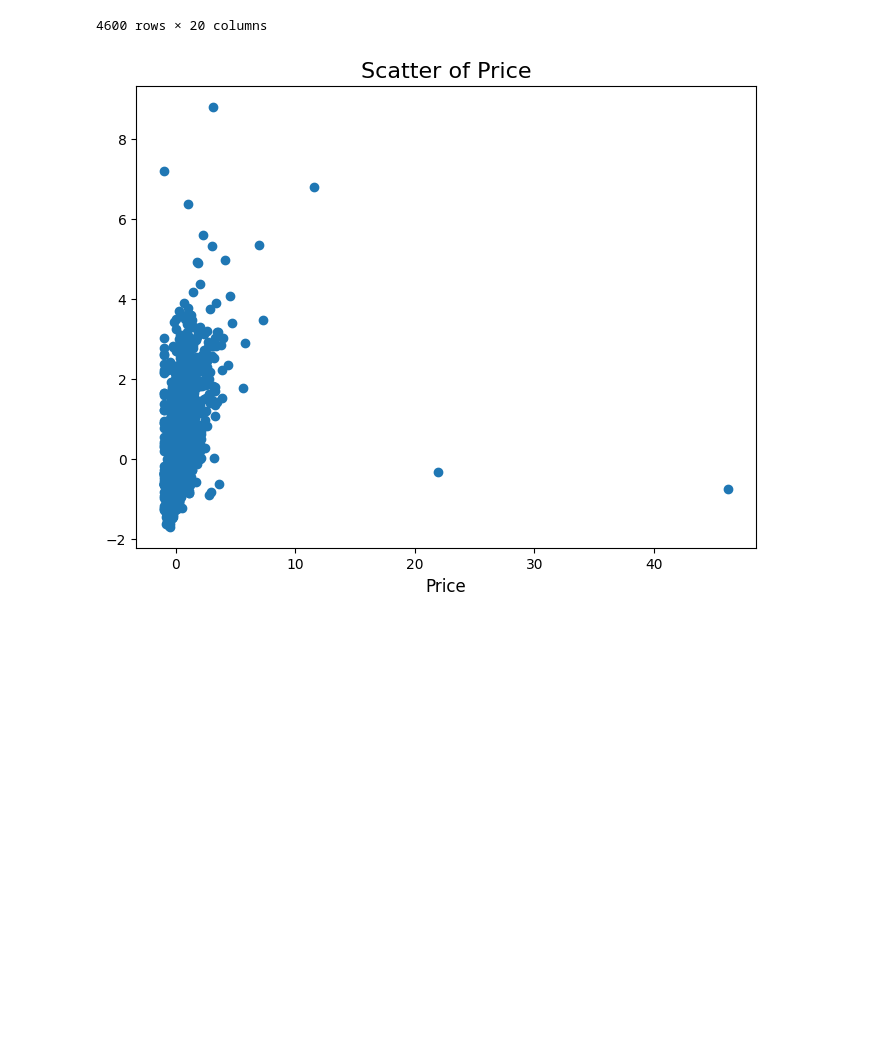
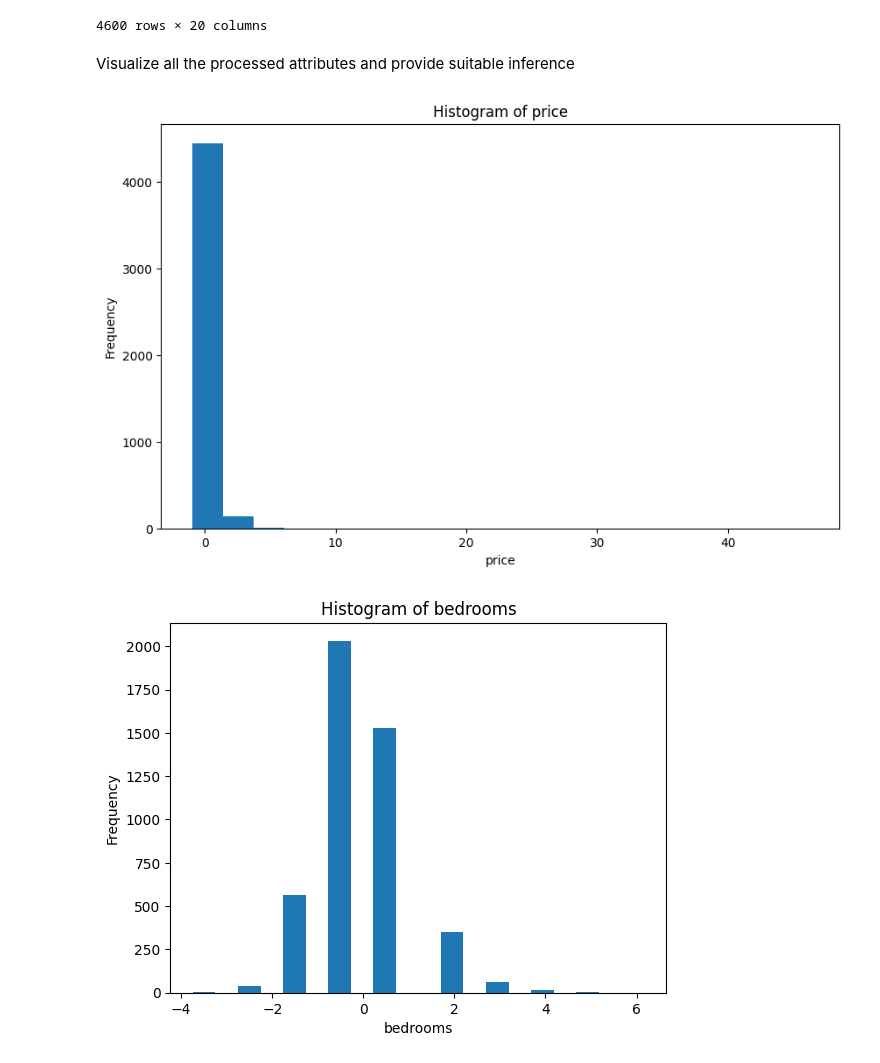
Before and after one commit to marcus2348532/2348532_AML, a Jupyter notebook: 2348532_AML.ipynb, the cells around one changed output. Drawn from its saved outputs; the diff is of its cells as text; code cells hidden in the pictures; blank space fills up the shorter version.

```diff
--- a/2348532_AML.ipynb
+++ b/2348532_AML.ipynb
@@ -124,21 +124,7 @@ plt.xticks(rotation=45)
 plt.show()
 # %% [output]
 [figure]
-# %%
-import pandas as pd
-
-# Assuming you have a DataFrame named 'df' with the 'sqft_above' attribute
-
-# Calculate the mean of 'sqft_above'
-mean_sqft_above = df['sqft_above'].mean()
-
-# Define the bin edges using the mean
-bin_edges = [mean_sqft_above - 500, mean_sqft_above - 250, mean_sqft_above, mean_sqft_above + 250, mean_sqft_above + 500]
-
-# Define bin labels
-bin_labels = ['Relatively Small House', 'Small House', 'Big House', 'V.Big House']
-
-
-df['sqft_above_bin'] = pd.cut(df['sqft_above'], bins=bin_edges, labels=bin_labels, include_lowest=True)
-
-# Now, df['sqft_above_bins'] contains the categorical values representing the bins based on mean values
+# %%
+
+df['SqftAboveBins'] = pd.qcut(df['sqft_above'], q=5, labels=False)
+df
@@ -183,12 +185,16 @@ df
 | 4598 | 10-07-2014 0:00 | -0.618268 | 0.659291 | -0.205201 | -0.051238 | -0.229164 | -0.951388 | -0.085004 | -0.309194 | -0.667112 | ... |
 | 4599 | 10-07-2014 0:00 | -0.587759 | -0.441122 | 0.432802 | -0.674224 | -0.188139 | 0.906555 | -0.085004 | -0.309194 | 0.809652 | ... |
 4600 rows × 20 columns
+# %% [markdown]
+ Visualize all the processed attributes and provide suitable inference
 # %%
-plt.figure(figsize=(8, 6))
-plt.scatter(df['price'],df['sqft_above'])
-plt.title('Scatter of Price', fontsize=16)
-plt.xlabel('Price', fontsize=12)
-
-plt.show()
+plt.figure(figsize=(10, 6))
+for col in numerical_columns:
+    plt.hist(df[col], bins=20)
+    plt.title(f'Histogram of {col}')
+    plt.xlabel(col)
+    plt.ylabel('Frequency')
+    plt.show()
 # %% [output]
-[figure, old version]
+[figure, new version]
+[figure, added]
```
Also changed, not shown: parts of 7 cells of this notebook.
